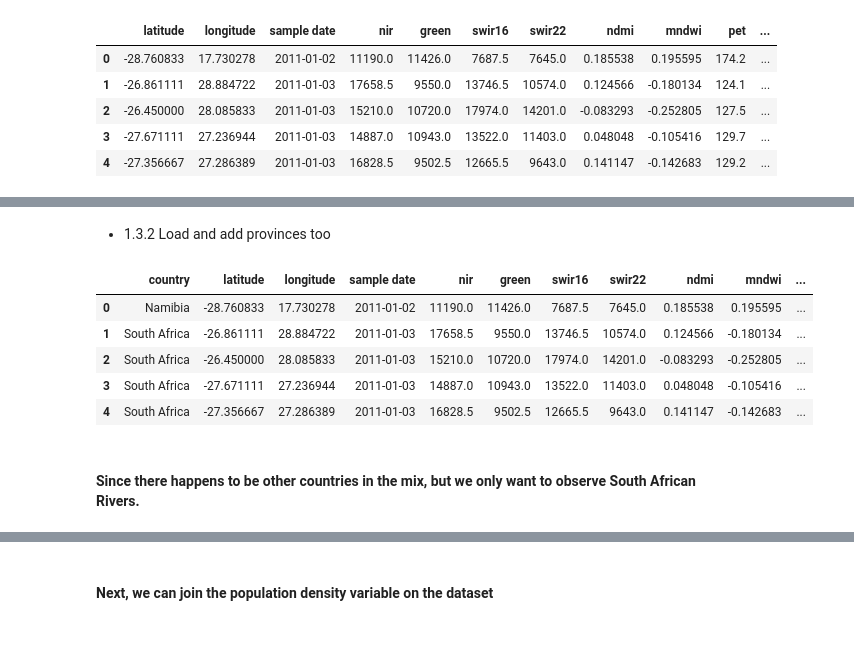
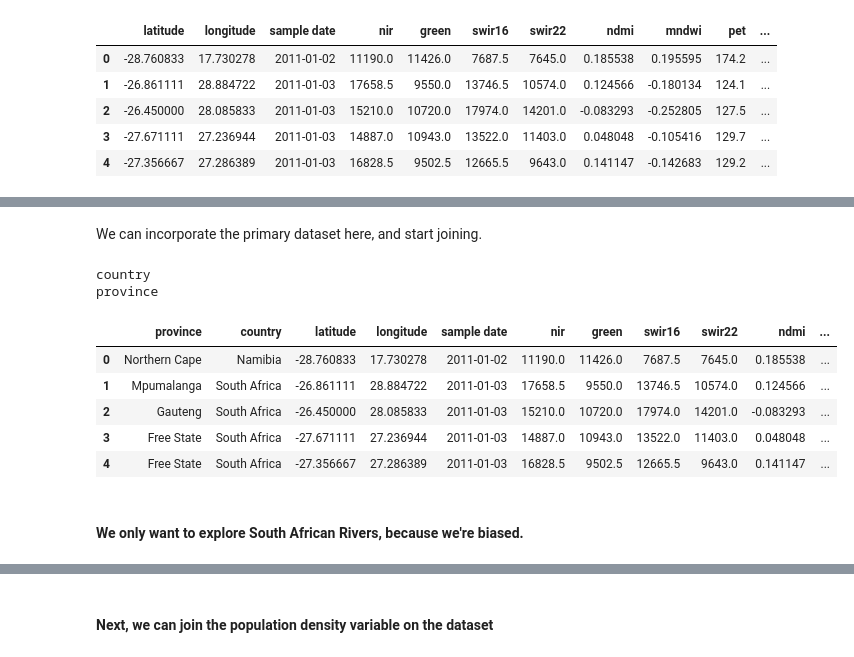
Before and after one commit to kylerod22/siads593-water-sustainability, a Jupyter notebook: 08-rjbest-sungmiki-kylerod-2026winter/src/SustainableWater.ipynb, the cells around one changed output, grey strips where cells are left out. Drawn from its saved outputs; the diff is of its cells as text; code cells hidden in the pictures.

```diff
--- a/08-rjbest-sungmiki-kylerod-2026winter/src/SustainableWater.ipynb
+++ b/08-rjbest-sungmiki-kylerod-2026winter/src/SustainableWater.ipynb
@@ -315,50 +267,2 @@ gdf_with_country.head()
-# %% [markdown]
-- 1.3.2 Load and add provinces too
-# %%
-# 1) Copy dataset
-df = gdf_with_country.copy()
-
-# 2) Clean column names (safe + recommended)
-df.columns = df.columns.str.strip().str.lower()
-
-# 3) Create GeoDataFrame from lat/lon
-gdf_prov_points = gpd.GeoDataFrame(
-    df,
-    geometry=gpd.points_from_xy(df["longitude"], df["latitude"]),
-    crs="EPSG:4326"
-)
-
-# 4) Load Natural Earth country boundaries
-# https://simplemaps.com/gis/country/za
-path_to_data = 'data/za_shp' # path to downloaded shapefile
-provinces = gpd.read_file(path_to_data, layer='za')
-
-# 5) Spatial join to add country column
-# province column
-gdf_with_province = gpd.sjoin(
-    gdf_prov_points,
-    provinces[["name", "geometry"]],
-    how="left",
-    predicate="within"
-).to_crs("EPSG:4326")
-
-# 6) Rename + cleanup country and province columns
-gdf_with_province = (
-    gdf_with_province
-    .rename(columns={"name": "province"})
-    .drop(columns=["id", "geometry", "index_right"], errors="ignore")
-)
-
-# 7) Finalize added column operation
-
-final_df = gdf_with_province.copy()
-
-# 8) Quick check
-final_df.head()
-# %% [output]
-|  | country | latitude | longitude | sample date | nir | green | swir16 | swir22 | ndmi | mndwi | ... |
-| 0 | Namibia | -28.760833 | 17.730278 | 2011-01-02 | 11190.0 | 11426.0 | 7687.5 | 7645.0 | 0.185538 | 0.195595 | ... |
-| 1 | South Africa | -26.861111 | 28.884722 | 2011-01-03 | 17658.5 | 9550.0 | 13746.5 | 10574.0 | 0.124566 | -0.180134 | ... |
-| 2 | South Africa | -26.450000 | 28.085833 | 2011-01-03 | 15210.0 | 10720.0 | 17974.0 | 14201.0 | -0.083293 | -0.252805 | ... |
-| 3 | South Africa | -27.671111 | 27.236944 | 2011-01-03 | 14887.0 | 10943.0 | 13522.0 | 11403.0 | 0.048048 | -0.105416 | ... |
-| 4 | South Africa | -27.356667 | 27.286389 | 2011-01-03 | 16828.5 | 9502.5 | 12665.5 | 9643.0 | 0.141147 | -0.142683 | ... |
+# %% [markdown]
+We can incorporate the primary dataset here, and start joining.
@@ -365,2 +325,18 @@ final_df.head()
+# %%
+# define variables for our function
+cols_and_paths = {'ADMIN': 'data/new_earth/ne_50m_admin_0_countries.shp', 'name': 'data/za_shp'}
+
+gdf_with_country = shapeF(wq_data, col='ADMIN', path_to_file=cols_and_paths['ADMIN'])
+final_df = shapeF(gdf_with_country, col='name', path_to_file=cols_and_paths['name'], layer='za')
+final_df.head()
+# %% [output]
+country
+province
+|  | province | country | latitude | longitude | sample date | nir | green | swir16 | swir22 | ndmi | ... |
+| 0 | Northern Cape | Namibia | -28.760833 | 17.730278 | 2011-01-02 | 11190.0 | 11426.0 | 7687.5 | 7645.0 | 0.185538 | ... |
+| 1 | Mpumalanga | South Africa | -26.861111 | 28.884722 | 2011-01-03 | 17658.5 | 9550.0 | 13746.5 | 10574.0 | 0.124566 | ... |
+| 2 | Gauteng | South Africa | -26.450000 | 28.085833 | 2011-01-03 | 15210.0 | 10720.0 | 17974.0 | 14201.0 | -0.083293 | ... |
+| 3 | Free State | South Africa | -27.671111 | 27.236944 | 2011-01-03 | 14887.0 | 10943.0 | 13522.0 | 11403.0 | 0.048048 | ... |
+| 4 | Free State | South Africa | -27.356667 | 27.286389 | 2011-01-03 | 16828.5 | 9502.5 | 12665.5 | 9643.0 | 0.141147 | ... |
 # %% [markdown]
-#### Since there happens to be other countries in the mix, but we only want to observe South African Rivers.
+#### We only want to explore South African Rivers, because we're biased.
```
Also changed, not shown: parts of 22 cells of this notebook.
